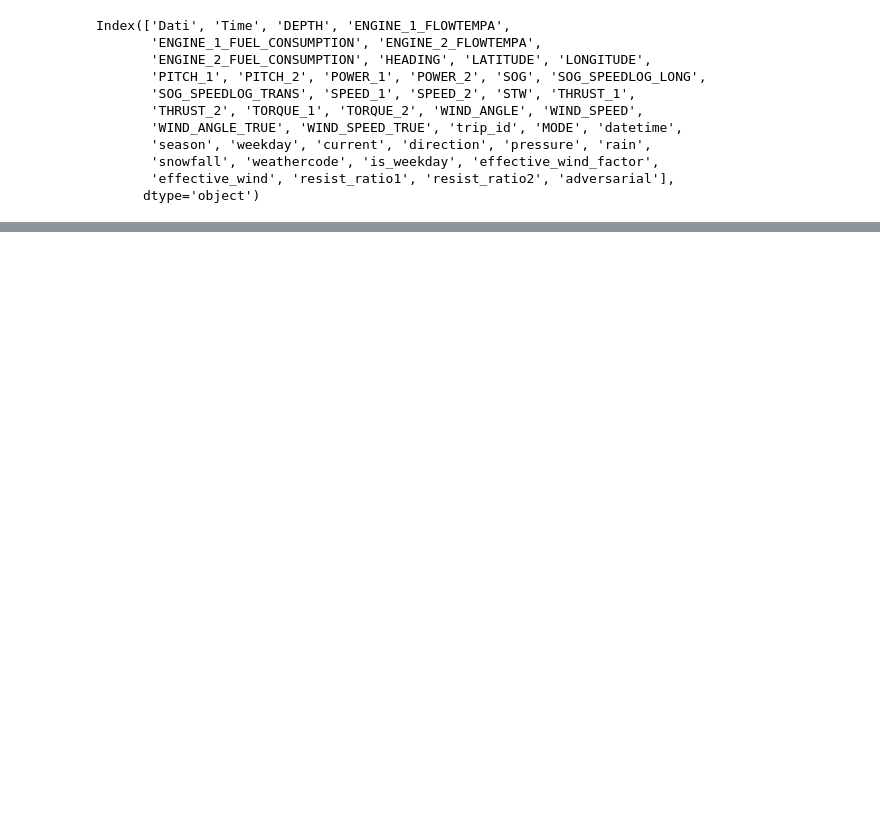
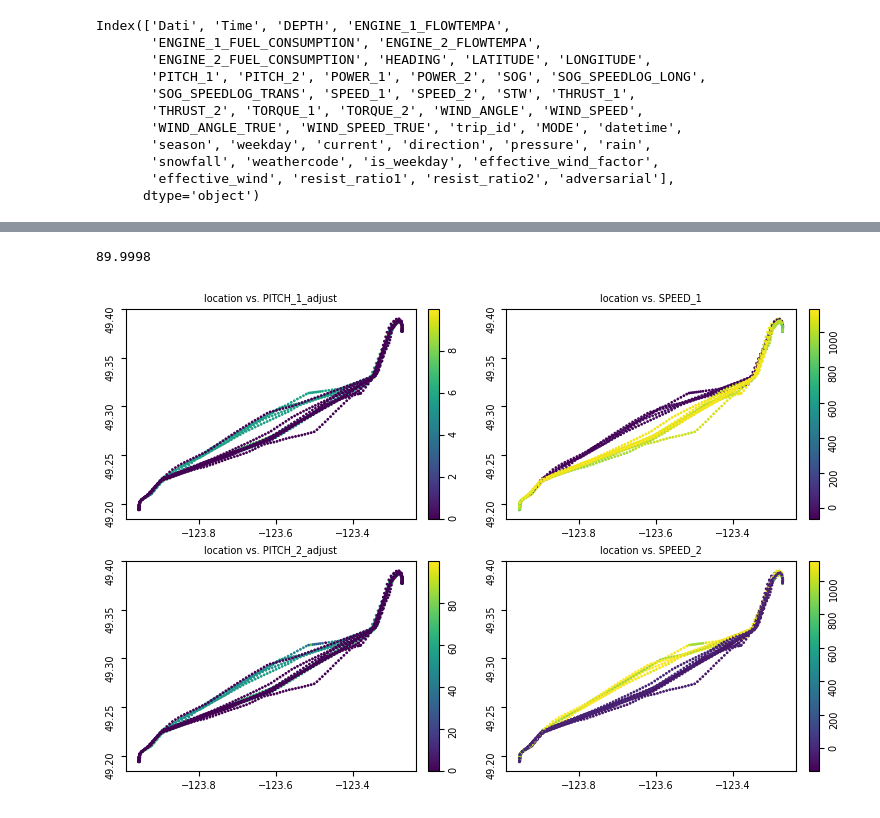
Before and after one commit to pagand/model_optimze_vessel, a Jupyter notebook: Feature/feature_engineering.ipynb, the cells around one changed output, grey strips where cells are left out. Drawn from its saved outputs; the diff is of its cells as text; code cells hidden in the pictures; blank space fills up the shorter version.

```diff
--- a/Feature/feature_engineering.ipynb
+++ b/Feature/feature_engineering.ipynb
@@ -319,0 +452,8 @@ Index(['Dati', 'Time', 'DEPTH', 'ENGINE_1_FLOWTEMPA',
+# %%
+df = pd.read_csv("../../df_cleaned_location.csv")
+tmp = df[df.trip_id==4050]
+tmp = tmp[["HEADING", "RATE_OF_TURN"]]
+tmp["TURN"] = tmp.RATE_OF_TURN*60
+tmp["HEADING_from_TURN"] = tmp["TURN"] + tmp["HEADING"]
+tmp["HEADING_from_TURN"] = tmp["HEADING_from_TURN"].shift(1)
+tmp
@@ -319,0 +474,26 @@ Index(['Dati', 'Time', 'DEPTH', 'ENGINE_1_FLOWTEMPA',
+# %%
+df.WIND_ANGLE_TRUE.max()
+# %% [output]
+89.9998
+# %%
+df["PITCH_1_adjust"]  = df.PITCH_1 % 10
+df["PITCH_2_adjust"]  = df.PITCH_2 % 100
+# %%
+sample_size=20
+sample_trips = df.trip_id.sample(sample_size)
+samples = df[df.trip_id.isin(sample_trips)]
+# %%
+fig = plt.figure(figsize=(9,6))
+
+fig.add_subplot(2,2,1)
+plot_location(samples, "PITCH_1_adjust", s=1)
+fig.add_subplot(222)
+plot_location(samples, "SPEED_1", s=1)
+fig.add_subplot(223)
+plot_location(samples, "PITCH_2_adjust", s=1)
+fig.add_subplot(224)
+plot_location(samples, "SPEED_2", s=1)
+
+fig.show()
+# %% [output]
+[figure, added]
```
Also changed, not shown: parts of 18 cells of this notebook, 11 other files.
